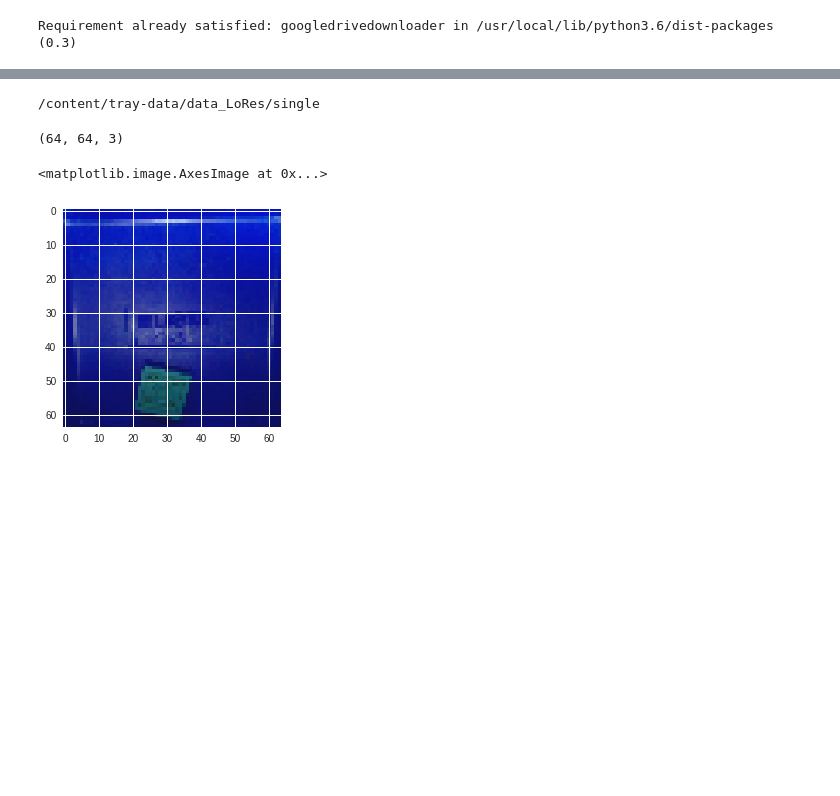
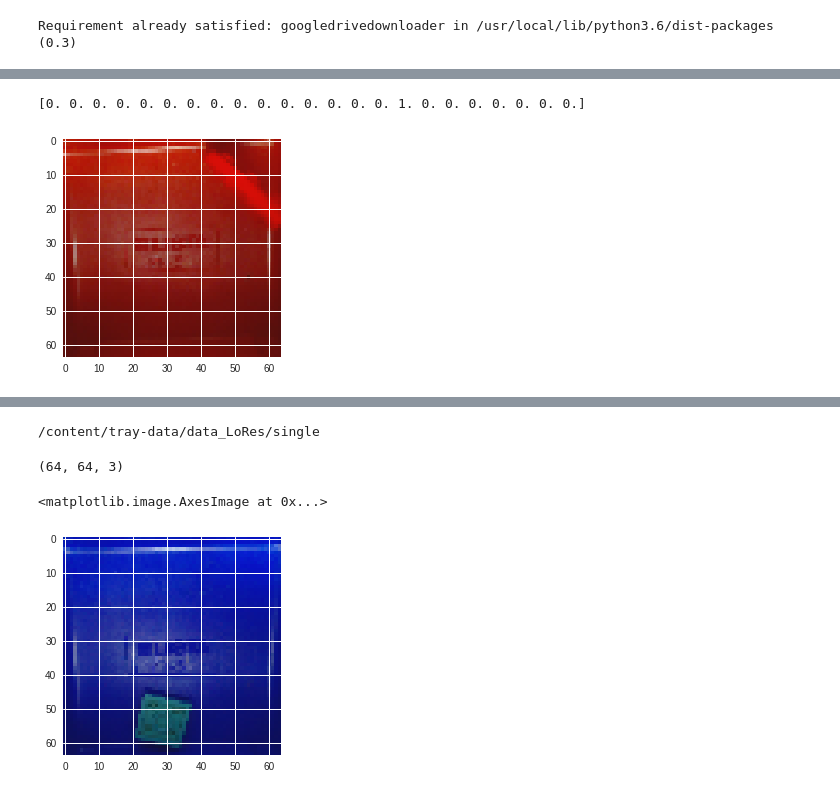
Before and after one commit to tylerlum/Tray_Image_Classifier_A, a Jupyter notebook: TensorFlow_Classifier.ipynb, the cells around one changed output, grey strips where cells are left out. Drawn from its saved outputs; the diff is of its cells as text; code cells hidden in the pictures; blank space fills up the shorter version.

```diff
--- a/TensorFlow_Classifier.ipynb
+++ b/TensorFlow_Classifier.ipynb
@@ -74,0 +200,7 @@ for type in types:
+# %%
+index = 100
+plt.imshow(X_test[index])
+print(Y_test[index])
+# %% [output]
+[0. 0. 0. 0. 0. 0. 0. 0. 0. 0. 0. 0. 0. 0. 0. 1. 0. 0. 0. 0. 0. 0. 0.]
+[figure, added]
```
Also changed, not shown: parts of 22 cells of this notebook.
